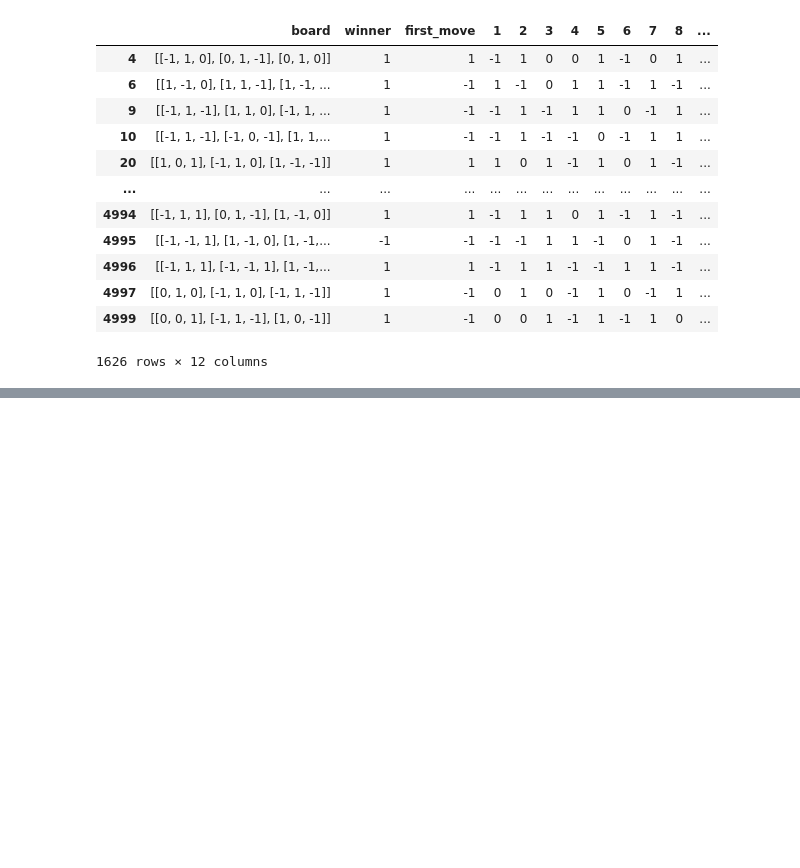
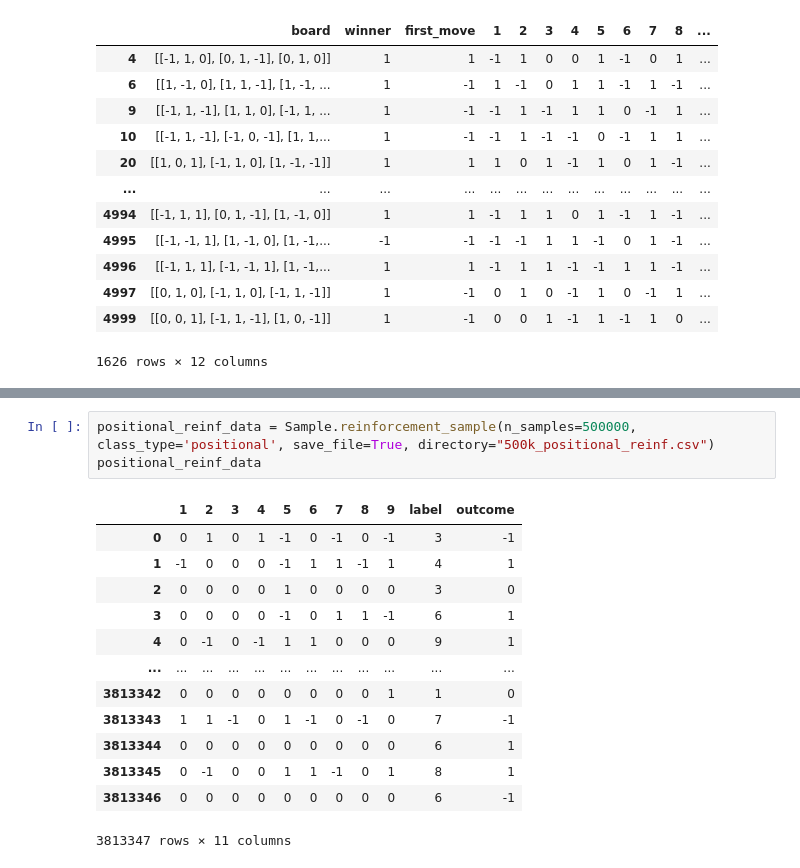
Before and after one commit to ScruffyTheMoose/TTT_ML, a Jupyter notebook: data/sample_generator.ipynb, the cells around one changed output, grey strips where cells are left out. Drawn from its saved outputs; the diff is of its cells as text; blank space fills up the shorter version.

```diff
--- a/data/sample_generator.ipynb
+++ b/data/sample_generator.ipynb
@@ -40,0 +58,17 @@ full_mixed_dataset.loc[full_mixed_dataset["winner"] != 0]
+# %%
+positional_reinf_data = Sample.reinforcement_sample(n_samples=500000, class_type='positional', save_file=True, directory="500k_positional_reinf.csv")
+positional_reinf_data
+# %% [output]
+|  | 1 | 2 | 3 | 4 | 5 | 6 | 7 | 8 | 9 | label | outcome |
+| 0 | 0 | 1 | 0 | 1 | -1 | 0 | -1 | 0 | -1 | 3 | -1 |
+| 1 | -1 | 0 | 0 | 0 | -1 | 1 | 1 | -1 | 1 | 4 | 1 |
+| 2 | 0 | 0 | 0 | 0 | 1 | 0 | 0 | 0 | 0 | 3 | 0 |
+| 3 | 0 | 0 | 0 | 0 | -1 | 0 | 1 | 1 | -1 | 6 | 1 |
+| 4 | 0 | -1 | 0 | -1 | 1 | 1 | 0 | 0 | 0 | 9 | 1 |
+| ... | ... | ... | ... | ... | ... | ... | ... | ... | ... | ... | ... |
+| 3813342 | 0 | 0 | 0 | 0 | 0 | 0 | 0 | 0 | 1 | 1 | 0 |
+| 3813343 | 1 | 1 | -1 | 0 | 1 | -1 | 0 | -1 | 0 | 7 | -1 |
+| 3813344 | 0 | 0 | 0 | 0 | 0 | 0 | 0 | 0 | 0 | 6 | 1 |
+| 3813345 | 0 | -1 | 0 | 0 | 1 | 1 | -1 | 0 | 1 | 8 | 1 |
+| 3813346 | 0 | 0 | 0 | 0 | 0 | 0 | 0 | 0 | 0 | 6 | -1 |
+3813347 rows × 11 columns
```
Also changed, not shown: parts of 6 cells of this notebook, 7 other files.
